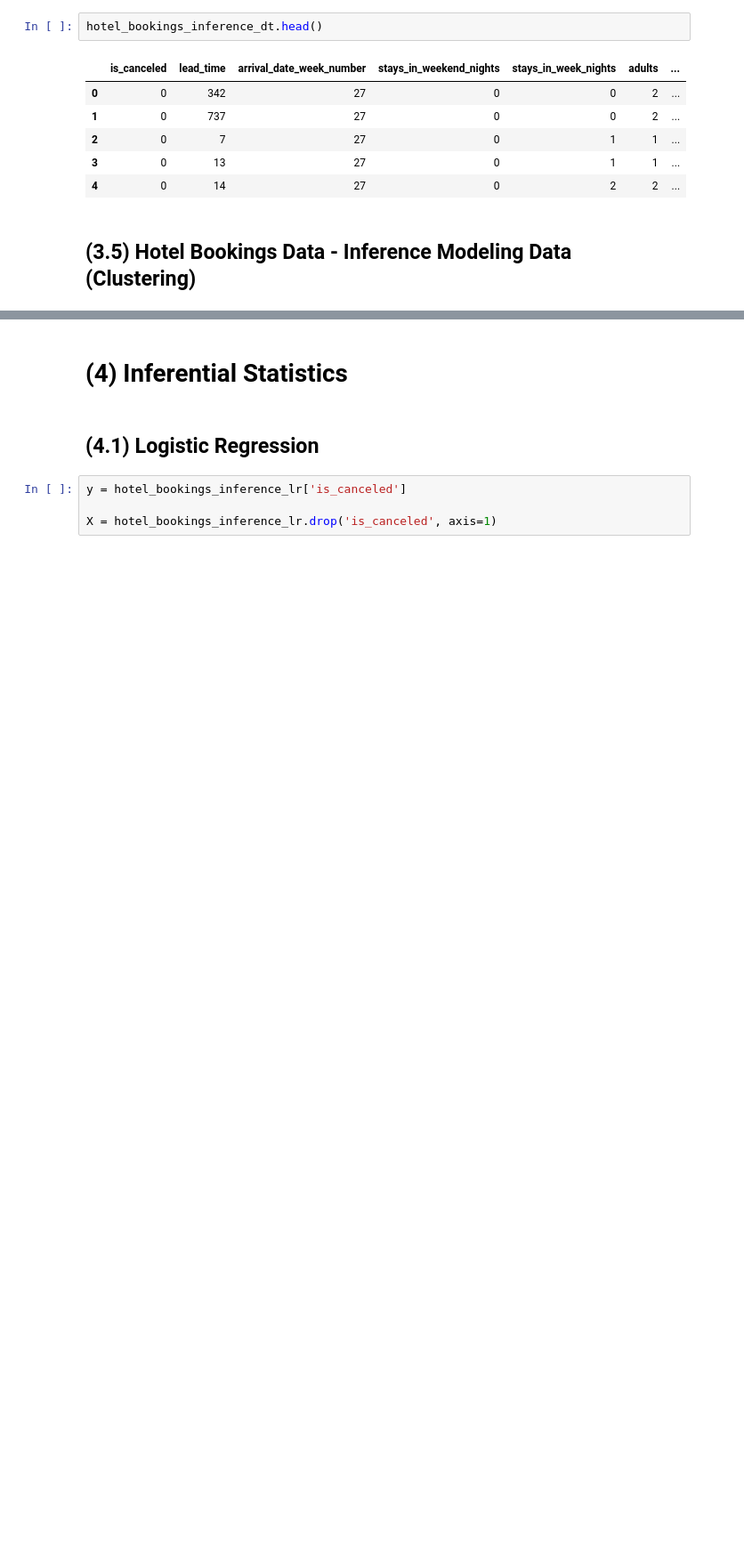
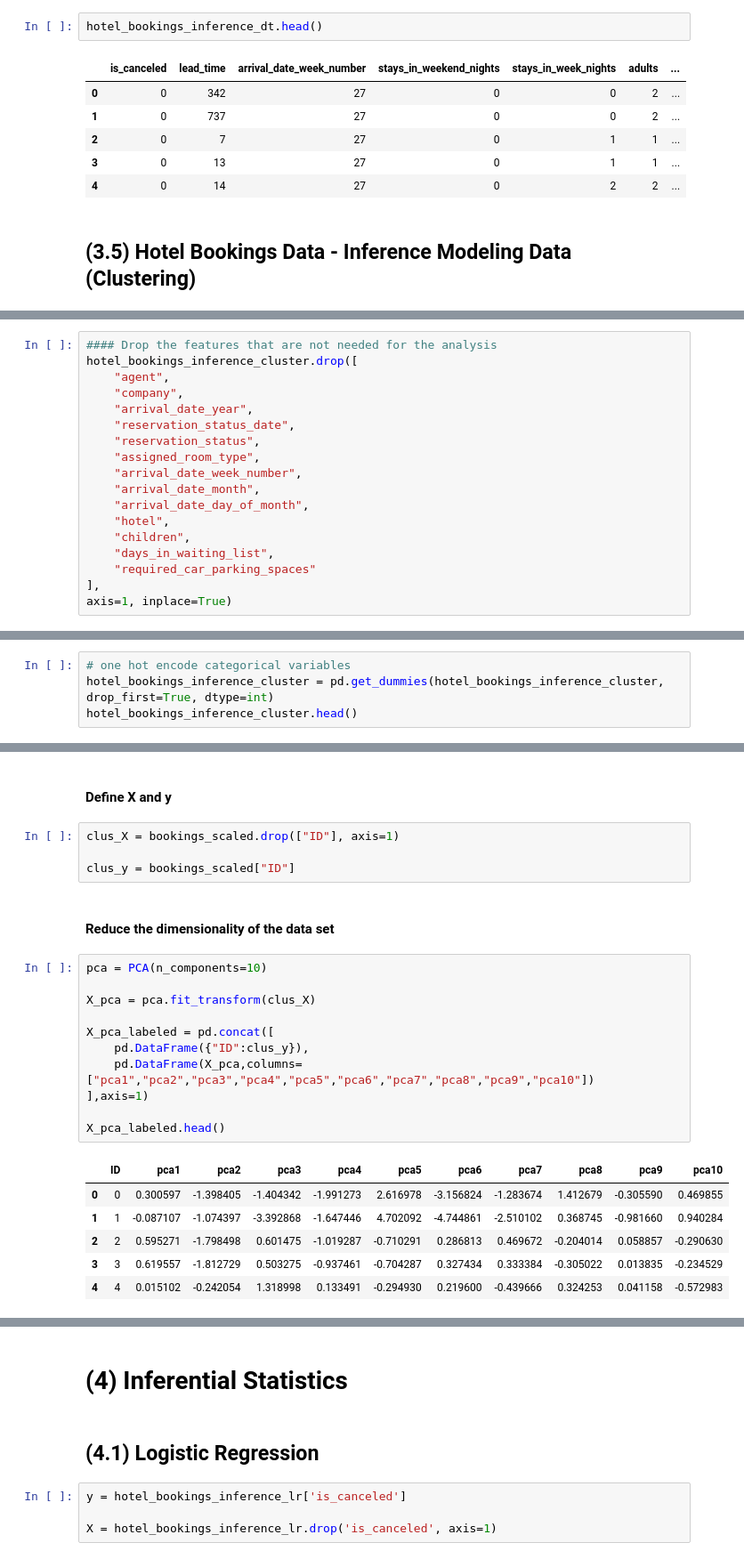
Before and after one commit to TraceGrain1/si618_final_project, a Jupyter notebook: Final_Project_Notebook.ipynb, the cells around one changed output, grey strips where cells are left out. Shown at 89% size. Drawn from its saved outputs; the diff is of its cells as text; blank space fills up the shorter version.

```diff
--- a/Final_Project_Notebook.ipynb
+++ b/Final_Project_Notebook.ipynb
@@ -603,0 +616,18 @@ hotel_bookings_inference_dt.head()
+# %%
+#### Drop the features that are not needed for the analysis
+hotel_bookings_inference_cluster.drop([
+    "agent",
+    "company",
+    "arrival_date_year",
+    "reservation_status_date",
+    "reservation_status",
+    "assigned_room_type",
+    "arrival_date_week_number",
+    "arrival_date_month",
+    "arrival_date_day_of_month",
+    "hotel",
+    "children",
+    "days_in_waiting_list",
+    "required_car_parking_spaces"
+],
+axis=1, inplace=True)
@@ -603,0 +674,4 @@ hotel_bookings_inference_dt.head()
+# %%
+# one hot encode categorical variables
+hotel_bookings_inference_cluster = pd.get_dummies(hotel_bookings_inference_cluster, drop_first=True, dtype=int)
+hotel_bookings_inference_cluster.head()
@@ -603,0 +743,26 @@ hotel_bookings_inference_dt.head()
+# %% [markdown]
+#### Define X and y
+# %%
+clus_X = bookings_scaled.drop(["ID"], axis=1)
+
+clus_y = bookings_scaled["ID"]
+# %% [markdown]
+#### Reduce the dimensionality of the data set
+# %%
+pca = PCA(n_components=10)
+
+X_pca = pca.fit_transform(clus_X)
+
+X_pca_labeled = pd.concat([
+    pd.DataFrame({"ID":clus_y}),
+    pd.DataFrame(X_pca,columns=["pca1","pca2","pca3","pca4","pca5","pca6","pca7","pca8","pca9","pca10"])
+],axis=1)
+
+X_pca_labeled.head()
+# %% [output]
+|  | ID | pca1 | pca2 | pca3 | pca4 | pca5 | pca6 | pca7 | pca8 | pca9 | pca10 |
+| 0 | 0 | 0.300597 | -1.398405 | -1.404342 | -1.991273 | 2.616978 | -3.156824 | -1.283674 | 1.412679 | -0.305590 | 0.469855 |
+| 1 | 1 | -0.087107 | -1.074397 | -3.392868 | -1.647446 | 4.702092 | -4.744861 | -2.510102 | 0.368745 | -0.981660 | 0.940284 |
+| 2 | 2 | 0.595271 | -1.798498 | 0.601475 | -1.019287 | -0.710291 | 0.286813 | 0.469672 | -0.204014 | 0.058857 | -0.290630 |
+| 3 | 3 | 0.619557 | -1.812729 | 0.503275 | -0.937461 | -0.704287 | 0.327434 | 0.333384 | -0.305022 | 0.013835 | -0.234529 |
+| 4 | 4 | 0.015102 | -0.242054 | 1.318998 | 0.133491 | -0.294930 | 0.219600 | -0.439666 | 0.324253 | 0.041158 | -0.572983 |
```
Also changed, not shown: parts of 23 cells of this notebook.
